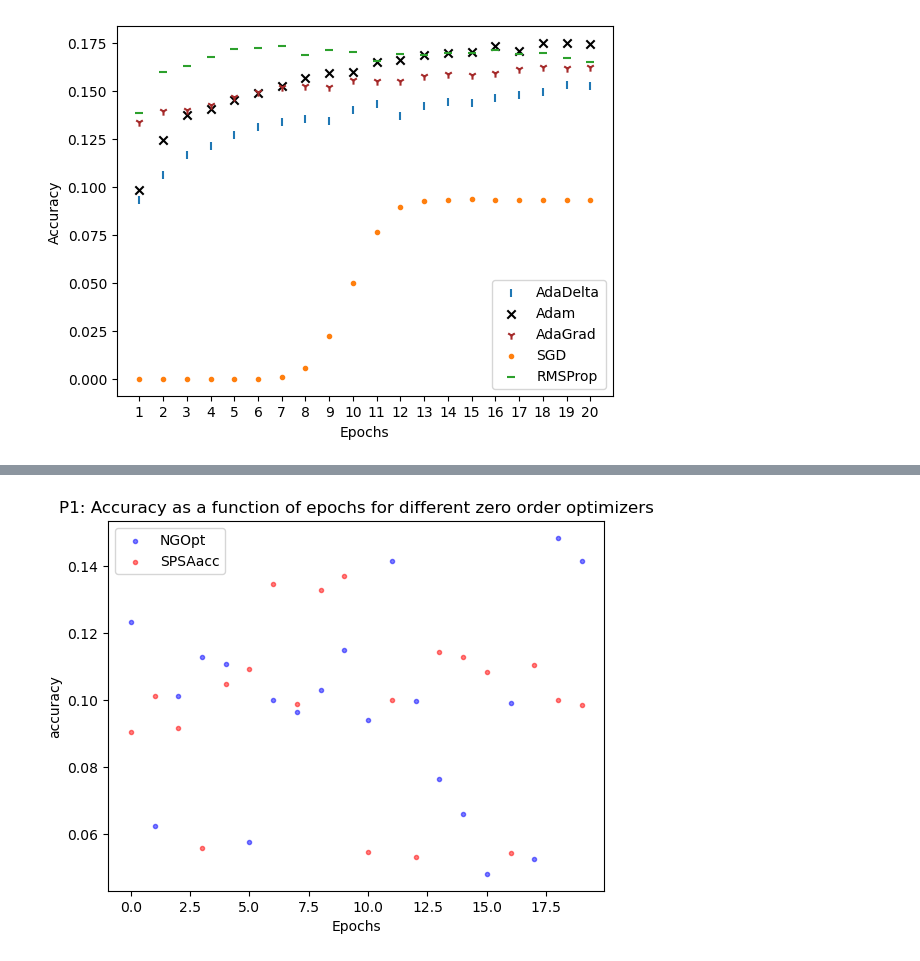
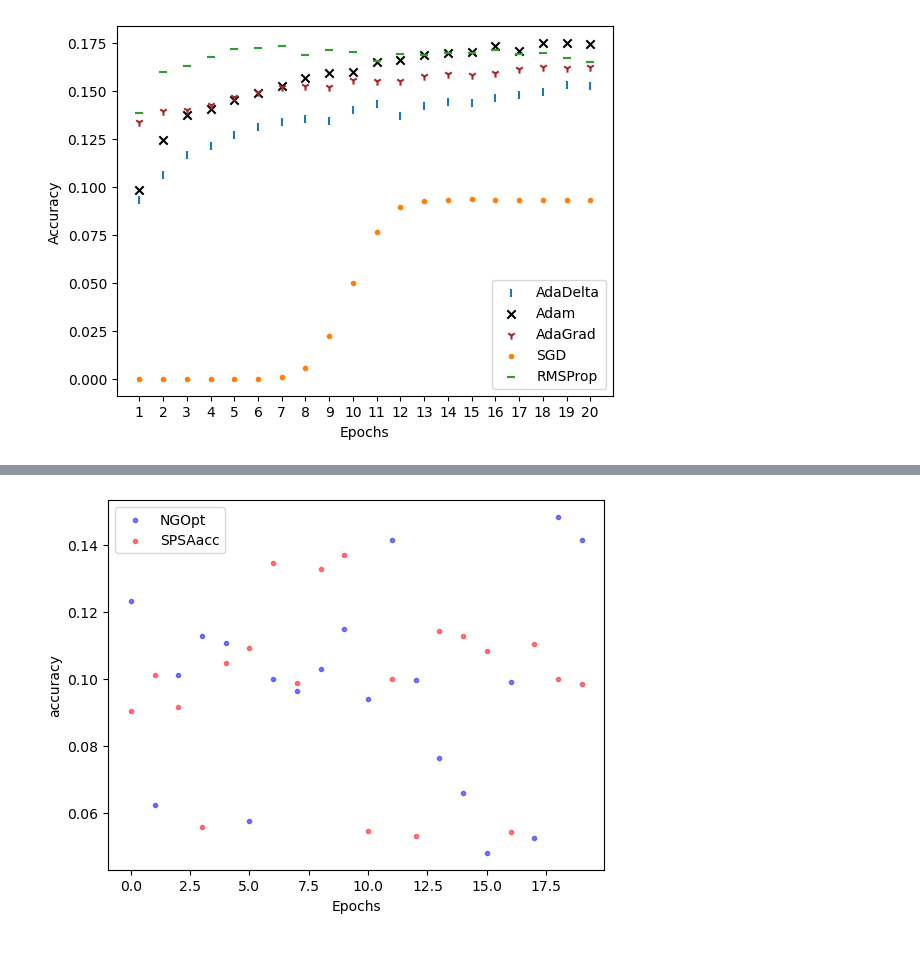
Before and after one commit to mina-tang/Opti_ML_Project, a Jupyter notebook: generate_graph.ipynb, the cells around one changed output, grey strips where cells are left out. Saved outputs shown, nothing was run; the diff lists cells and outputs as text; code cells hidden in the pictures.

```diff
--- a/generate_graph.ipynb
+++ b/generate_graph.ipynb
@@ -190,20 +190,20 @@ plt.show()
 # %%
 import matplotlib.pyplot as plt
 import torch
 
 NGOptacc = torch.load('results/NGOptaccuracy_P1.pt')
 SPSAacc = torch.load('results/SPSAaccuracy_P1.pt')
 
 plt.scatter(range(len(NGOptacc)), NGOptacc, label="NGOpt", alpha=0.5,marker='.',color='blue')
 plt.scatter(range(len(SPSAacc)), SPSAacc, label="SPSAacc", alpha=0.5,marker='.',color='red')
 plt.ylabel('accuracy')
 plt.xlabel('Epochs')
 # plt.yscale("log")
-plt.title('P2: Accuracy as a function of epochs for different zero order optimizers')
+#plt.title('P2: Accuracy as a function of epochs for different zero order optimizers')
 plt.legend()
 plt.show()
 # %% [output]
-[figure, old version]
+[figure, new version]
 # %%
 import matplotlib.pyplot as plt
 import torch
```
Also changed, not shown: parts of 3 cells of this notebook.
